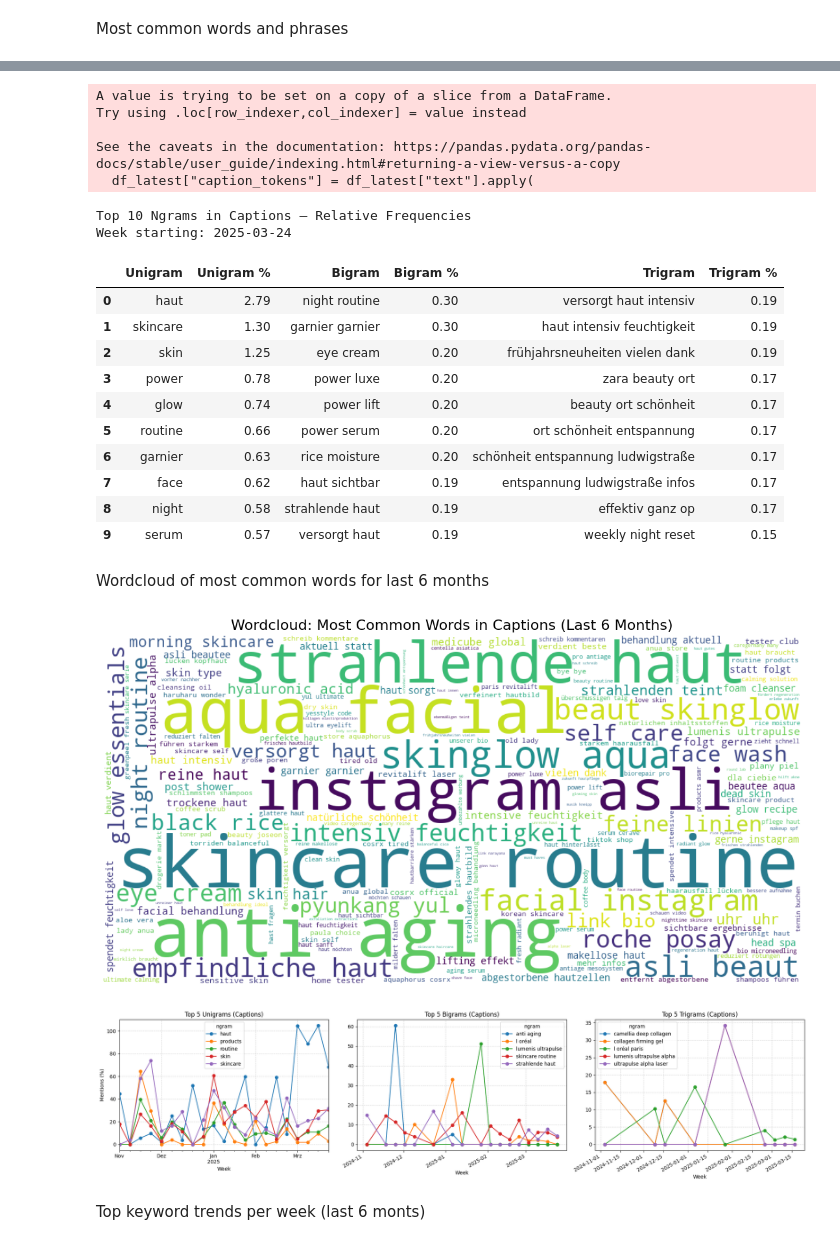
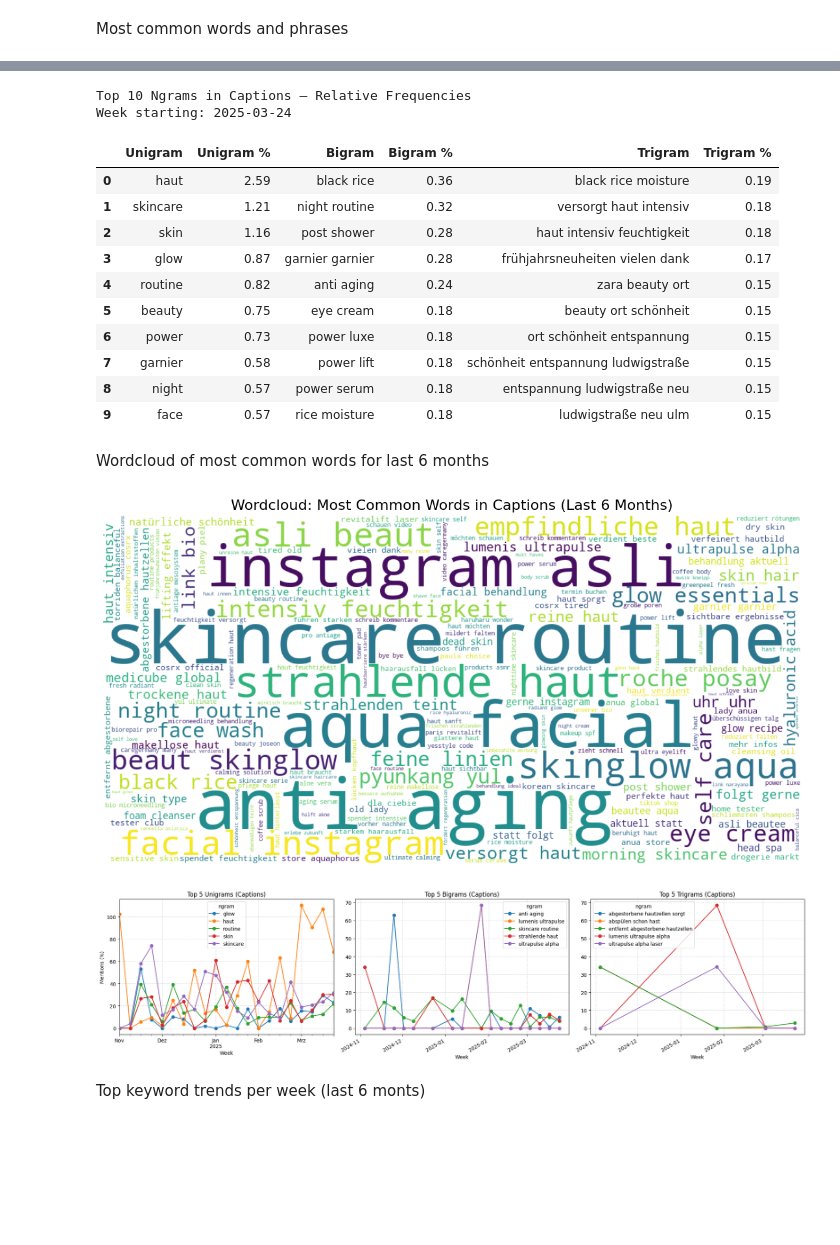
Before and after one commit to Hannah1171/skincare_analysis, a Jupyter notebook: data_exploration/common_words_caption.ipynb, the cells around one changed output, grey strips where cells are left out. Cells and saved outputs as stored; diff of their text form; code cells hidden in the pictures; blank space fills up the shorter version.

```diff
--- a/data_exploration/common_words_caption.ipynb
+++ b/data_exploration/common_words_caption.ipynb
@@ -3,6 +3,7 @@ import pandas as pd
 import matplotlib.pyplot as plt
 import nltk
 import re
+import seaborn as sns
 from nltk.corpus import stopwords
 from nltk.tokenize import word_tokenize
 from collections import Counter
@@ -10,6 +11,7 @@ from datetime import datetime
 import pytz
 from wordcloud import WordCloud
 from nltk.util import ngrams
+from datetime import datetime
 
 # Download NLTK Ressourcen
 nltk.download("punkt")
@@ -18,13 +20,19 @@ nltk.download("stopwords")
 
 # Load dataset
 df = pd.read_csv("../data/posts_hashtags_selected_columns.csv")
+
 # Convert timestamp column to datetime
 df["createTimeISO"] = pd.to_datetime(df["createTimeISO"])
 
+# Add week column
+df["week"] = df["createTimeISO"].dt.to_period("W").dt.start_time
+
 # Filter to last 6 months
-from datetime import datetime
 six_months_ago = pd.Timestamp(datetime.today() - pd.DateOffset(months=6), tz="UTC")
 df = df[df["createTimeISO"] >= six_months_ago]
+
+# Filter to only include English and German posts
+df = df[df["textLanguage"].isin(["english", "german"])]
 
 # Keep only rows with non-empty captions and remove hashtags
 df = df[df["text"].notna()]
@@ -122,14 +114,14 @@ df_topwords.head(20)
 Most common words and phrases
 # %%
 # Tokenisation
-df["caption_tokens"] = df["text"].apply(lambda x: [w for w in word_tokenize(x.lower()) if w.isalpha() and w not in combined_stopwords])
+#df["tokens"] = df["text"].apply(lambda x: [w for w in word_tokenize(x.lower()) if w.isalpha() and w not in combined_stopwords])
 
 # Flattened unigram list
-all_unigrams = [word for tokens in df["caption_tokens"] for word in tokens]
+all_unigrams = [word for tokens in df["tokens"] for word in tokens]
 
 # Flattened bigram and trigram lists
-all_bigrams = [" ".join(bg) for tokens in df["caption_tokens"] for bg in ngrams(tokens, 2)]
-all_trigrams = [" ".join(tg) for tokens in df["caption_tokens"] for tg in ngrams(tokens, 3)]
+all_bigrams = [" ".join(bg) for tokens in df["tokens"] for bg in ngrams(tokens, 2)]
+all_trigrams = [" ".join(tg) for tokens in df["tokens"] for tg in ngrams(tokens, 3)]
 
 # Top 10
 top10_unigrams = Counter(all_unigrams).most_common(10)
@@ -165,15 +167,10 @@ latest_week = df["week"].max()
 # Filter to latest week
 df_latest = df[df["week"] == latest_week]
 
-# Tokenization (if not already done for this week)
-df_latest["caption_tokens"] = df_latest["text"].apply(
-    lambda x: [w for w in word_tokenize(x.lower()) if w.isalpha() and w not in combined_stopwords]
-)
-
 # Create ngram lists
-unigrams_latest = [word for tokens in df_latest["caption_tokens"] for word in tokens]
-bigrams_latest = [" ".join(bg) for tokens in df_latest["caption_tokens"] for bg in ngrams(tokens, 2)]
-trigrams_latest = [" ".join(tg) for tokens in df_latest["caption_tokens"] for tg in ngrams(tokens, 3)]
+unigrams_latest = [word for tokens in df_latest["tokens"] for word in tokens]
+bigrams_latest = [" ".join(bg) for tokens in df_latest["tokens"] for bg in ngrams(tokens, 2)]
+trigrams_latest = [" ".join(tg) for tokens in df_latest["tokens"] for tg in ngrams(tokens, 3)]
 
 # Total counts for normalization
 total_unigrams = len(unigrams_latest)
@@ -209,24 +206,19 @@ print(f"Week starting: {latest_week.strftime('%Y-%m-%d')}\n")
 
 df_relative_latest_week
 # %% [output]
-A value is trying to be set on a copy of a slice from a DataFrame.
-Try using .loc[row_indexer,col_indexer] = value instead
-
-See the caveats in the documentation: https://pandas.pydata.org/pandas-docs/stable/user_guide/indexing.html#returning-a-view-versus-a-copy
-  df_latest["caption_tokens"] = df_latest["text"].apply(
+Top 10 Ngrams in Captions – Relative Frequencies
+Week starting: 2025-03-24
-Top 10 Ngrams in Captions – Relative Frequencies
-Week starting: 2025-03-24
 |  | Unigram | Unigram % | Bigram | Bigram % | Trigram | Trigram % |
-| 0 | haut | 2.79 | night routine | 0.30 | versorgt haut intensiv | 0.19 |
-| 1 | skincare | 1.30 | garnier garnier | 0.30 | haut intensiv feuchtigkeit | 0.19 |
-| 2 | skin | 1.25 | eye cream | 0.20 | frühjahrsneuheiten vielen dank | 0.19 |
-| 3 | power | 0.78 | power luxe | 0.20 | zara beauty ort | 0.17 |
-| 4 | glow | 0.74 | power lift | 0.20 | beauty ort schönheit | 0.17 |
-| 5 | routine | 0.66 | power serum | 0.20 | ort schönheit entspannung | 0.17 |
-| 6 | garnier | 0.63 | rice moisture | 0.20 | schönheit entspannung ludwigstraße | 0.17 |
-| 7 | face | 0.62 | haut sichtbar | 0.19 | entspannung ludwigstraße infos | 0.17 |
-| 8 | night | 0.58 | strahlende haut | 0.19 | effektiv ganz op | 0.17 |
-| 9 | serum | 0.57 | versorgt haut | 0.19 | weekly night reset | 0.15 |
+| 0 | haut | 2.59 | black rice | 0.36 | black rice moisture | 0.19 |
+| 1 | skincare | 1.21 | night routine | 0.32 | versorgt haut intensiv | 0.18 |
+| 2 | skin | 1.16 | post shower | 0.28 | haut intensiv feuchtigkeit | 0.18 |
+| 3 | glow | 0.87 | garnier garnier | 0.28 | frühjahrsneuheiten vielen dank | 0.17 |
+| 4 | routine | 0.82 | anti aging | 0.24 | zara beauty ort | 0.15 |
+| 5 | beauty | 0.75 | eye cream | 0.18 | beauty ort schönheit | 0.15 |
+| 6 | power | 0.73 | power luxe | 0.18 | ort schönheit entspannung | 0.15 |
+| 7 | garnier | 0.58 | power lift | 0.18 | schönheit entspannung ludwigstraße | 0.15 |
+| 8 | night | 0.57 | power serum | 0.18 | entspannung ludwigstraße neu | 0.15 |
+| 9 | face | 0.57 | rice moisture | 0.18 | ludwigstraße neu ulm | 0.15 |
 # %% [markdown]
 Wordcloud of most common words for last 6 months
 # %%
@@ -246,18 +238,15 @@ plt.axis("off")
 plt.title("Wordcloud: Most Common Words in Captions (Last 6 Months)", fontsize=16)
 plt.show()
 # %% [output]
-[figure, old version]
+[figure, new version]
 # %%
-# Week column (if not already present)
-df["week"] = df["createTimeISO"].dt.to_period("W").dt.start_time
+# Tokenize captions (if not already done)
+#df["tokens"] = df["text"].apply(lambda x: [w for w in word_tokenize(x.lower()) if w.isalpha() and w not in combined_stopwords])
 
-# Tokenize captions (if not already done)
-df["caption_tokens"] = df["text"].apply(lambda x: [w for w in word_tokenize(x.lower()) if w.isalpha() and w not in combined_stopwords])
-
-# Create unigrams, bigrams, trigrams
-df["unigrams"] = df["caption_tokens"]
-df["bigrams"] = df["caption_tokens"].apply(lambda tokens: [" ".join(g) for g in ngrams(tokens, 2)])
-df["trigrams"] = df["caption_tokens"].apply(lambda tokens: [" ".join(g) for g in ngrams(tokens, 3)])
+# Create unigrams, bigrams, trigrams but only for texts with enough tokens
+df["unigrams"] = df["tokens"]
+df["bigrams"] = df["tokens"].apply(lambda tokens: [" ".join(g) for g in ngrams(tokens, 2)] if len(tokens) > 1 else [])
+df["trigrams"] = df["tokens"].apply(lambda tokens: [" ".join(g) for g in ngrams(tokens, 3)] if len(tokens) > 2 else [])
 
 # Combine all ngrams into one list per row
 df["all_ngrams"] = df["unigrams"] + df["bigrams"] + df["trigrams"]
@@ -301,34 +290,34 @@ top_ngrams_by_type = (
 # Filter weekly counts
 top_weekly = weekly_counts.merge(top_ngrams_by_type[["type", "ngram"]], on=["type", "ngram"])
 
 # Pivot for each ngram type
 df_uni = top_weekly[top_weekly["type"] == "Unigram"].pivot(index="week", columns="ngram", values="mention_percent").fillna(0)
 df_bi = top_weekly[top_weekly["type"] == "Bigram"].pivot(index="week", columns="ngram", values="mention_percent").fillna(0)
 df_tri = top_weekly[top_weekly["type"] == "Trigram"].pivot(index="week", columns="ngram", values="mention_percent").fillna(0)
 
 # Plot
 fig, axes = plt.subplots(1, 3, figsize=(20, 5))
 
 df_uni.plot(ax=axes[0], marker="o")
 axes[0].set_title("Top 5 Unigrams (Captions)")
 axes[0].set_xlabel("Week")
 axes[0].set_ylabel("Mentions (%)")
 axes[0].grid(True, linestyle="--", alpha=0.5)
 
 df_bi.plot(ax=axes[1], marker="o")
 axes[1].set_title("Top 5 Bigrams (Captions)")
 axes[1].set_xlabel("Week")
 axes[1].grid(True, linestyle="--", alpha=0.5)
 
 df_tri.plot(ax=axes[2], marker="o")
 axes[2].set_title("Top 5 Trigrams (Captions)")
 axes[2].set_xlabel("Week")
 axes[2].grid(True, linestyle="--", alpha=0.5)
 
 plt.tight_layout()
 plt.show()
 # %% [output]
-[figure, old version]
+[figure, new version]
 # %% [markdown]
 Top keyword trends per week (last 6 monts)
 # %%
```
Also changed, not shown: parts of 6 cells of this notebook, 1 other file.
